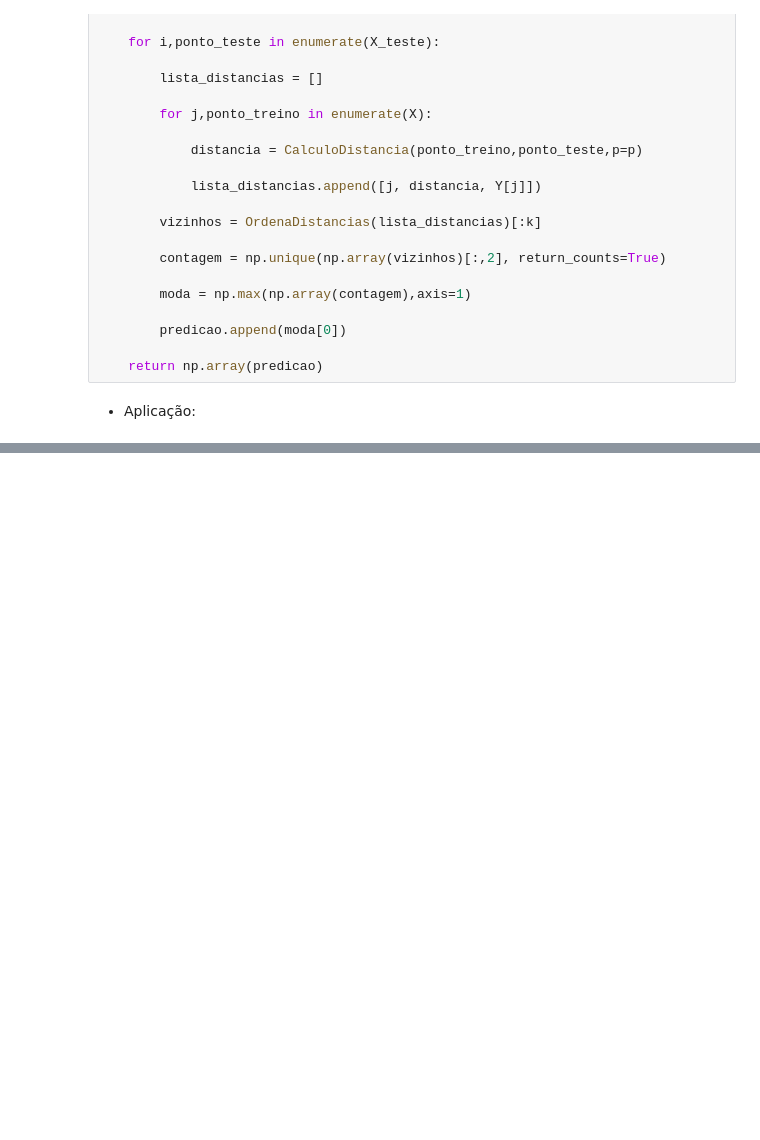
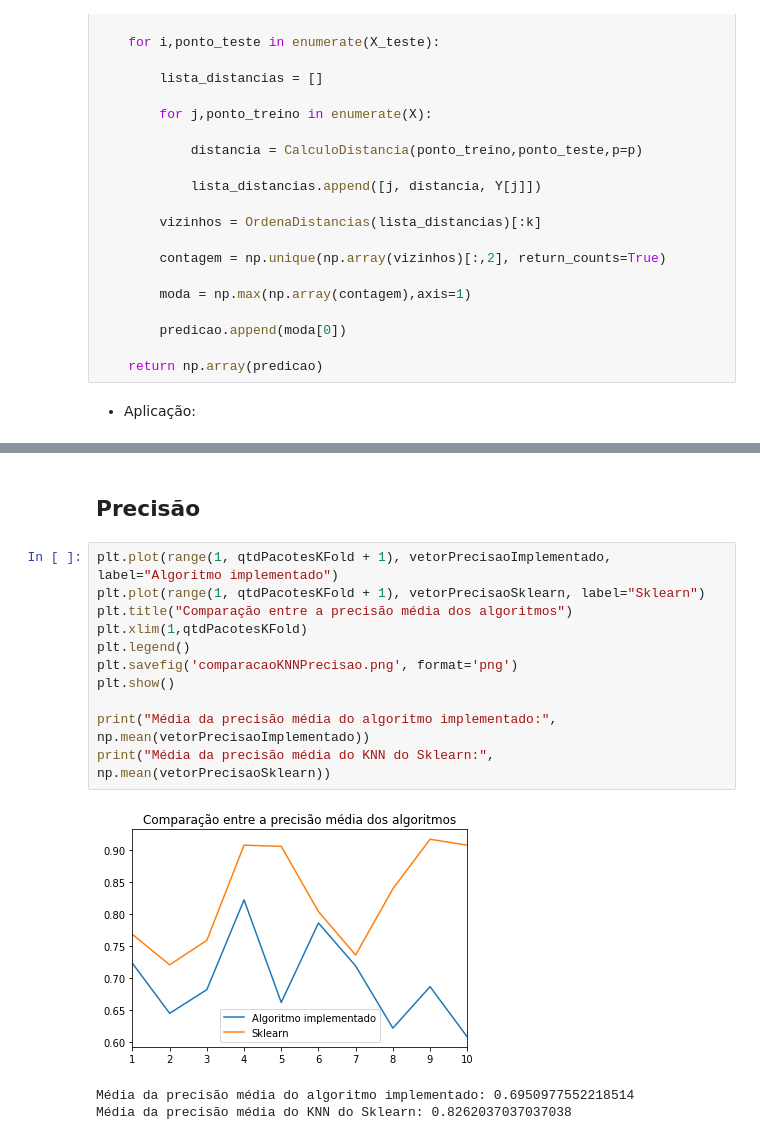
Before and after one commit to DimitriLeandro/ProjetoFinalSistemasInteligentesUFABC, a Jupyter notebook: Implementacoes/Implementações - KNN.ipynb, the cells around one changed output, grey strips where cells are left out. Saved outputs shown, nothing was run; the diff lists cells and outputs as text; blank space fills up the shorter version.

```diff
--- a/Implementacoes/Implementações - KNN.ipynb
+++ b/Implementacoes/Implementações - KNN.ipynb
@@ -261,0 +241,17 @@ array([[0, 0, 0, ..., 0, 0, 1],
+# %% [markdown]
+## Precisão
+# %%
+plt.plot(range(1, qtdPacotesKFold + 1), vetorPrecisaoImplementado, label="Algoritmo implementado")
+plt.plot(range(1, qtdPacotesKFold + 1), vetorPrecisaoSklearn, label="Sklearn")
+plt.title("Comparação entre a precisão média dos algoritmos")
+plt.xlim(1,qtdPacotesKFold)
+plt.legend()
+plt.savefig('comparacaoKNNPrecisao.png', format='png')
+plt.show()
+
+print("Média da precisão média do algoritmo implementado:", np.mean(vetorPrecisaoImplementado))
+print("Média da precisão média do KNN do Sklearn:", np.mean(vetorPrecisaoSklearn))
+# %% [output]
+[figure, added]
+Média da precisão média do algoritmo implementado: 0.6950977552218514
+Média da precisão média do KNN do Sklearn: 0.8262037037037038
```
Also changed, not shown: parts of 58 cells of this notebook.
